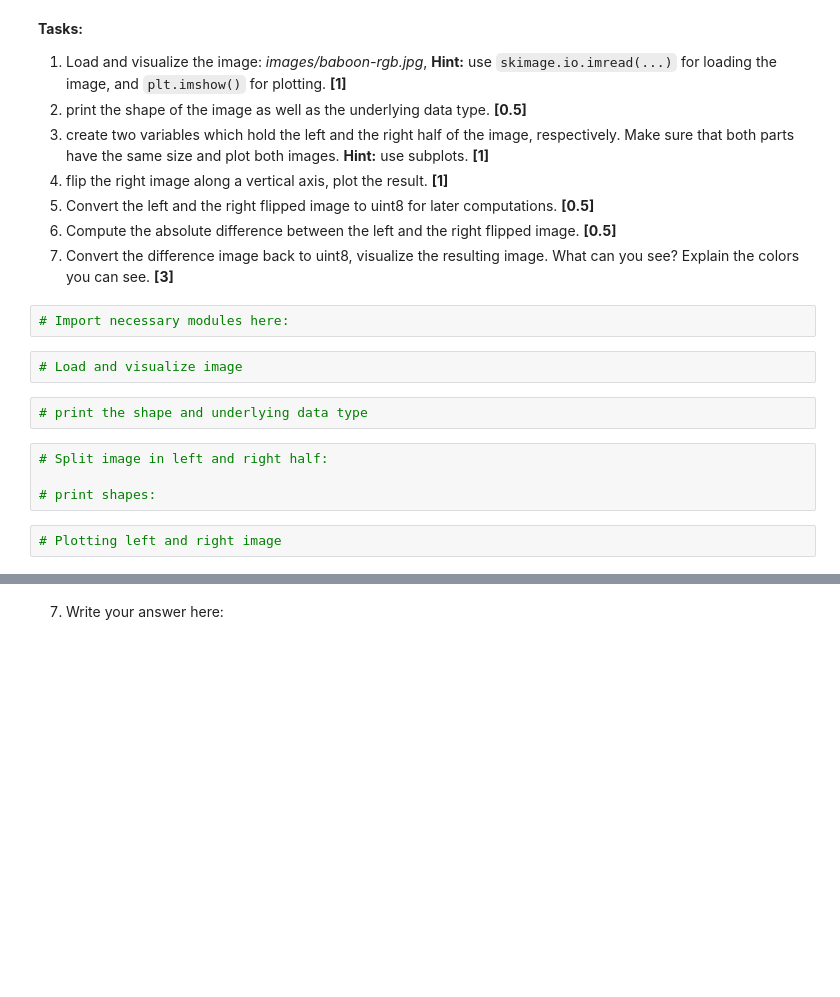
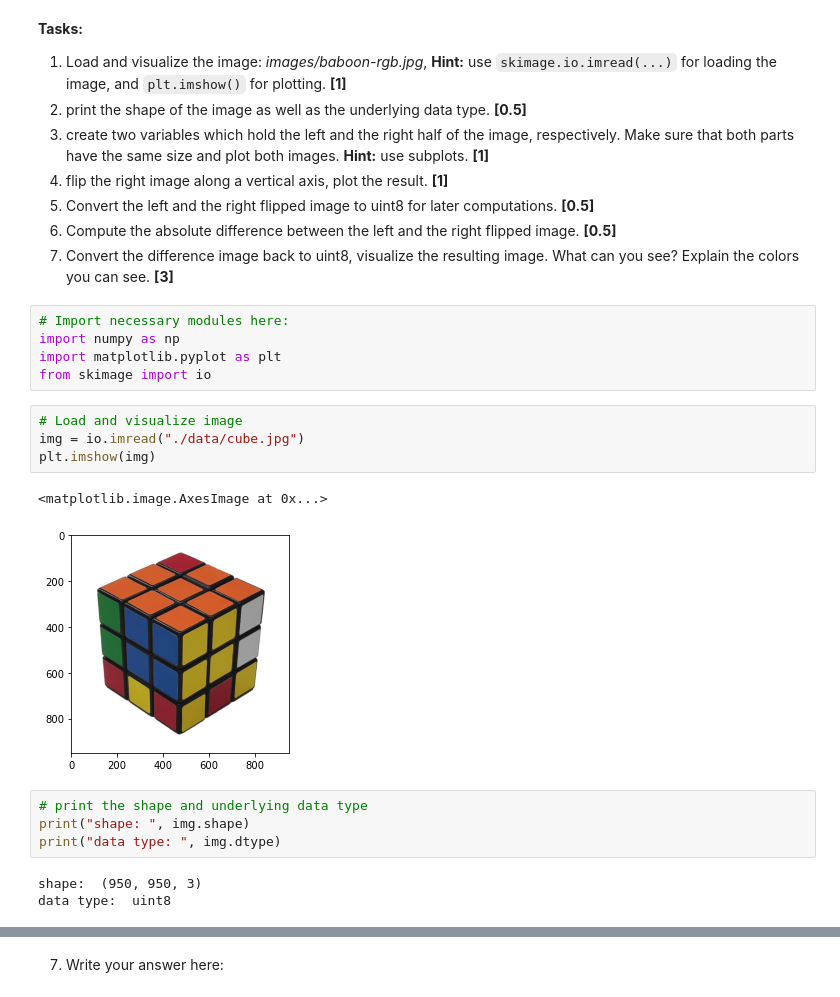
Before and after one commit to seungho1010/learn_MobileRobotics, a Jupyter notebook: msr1-00-python/ex-00-lastname.ipynb, the cells around one changed output, grey strips where cells are left out. Drawn from its saved outputs; the diff is of its cells as text; blank space fills up the shorter version.

```diff
--- a/msr1-00-python/ex-00-lastname.ipynb
+++ b/msr1-00-python/ex-00-lastname.ipynb
@@ -186,15 +328,22 @@ An image in python is typically represented as a 3 dimensional numpy array *(row
 5. Convert the left and the right flipped image to uint8 for later computations. **[0.5]**
 6. Compute the absolute difference between the left and the right flipped image. **[0.5]**
 7. Convert the difference image back to uint8, visualize the resulting image. What can you see? Explain the colors you can see. **[3]**
-# %%
-# Import necessary modules here:
+# %%
+# Import necessary modules here:
+import numpy as np
+import matplotlib.pyplot as plt
+from skimage import io
 # %%
 # Load and visualize image
+img = io.imread("./data/cube.jpg")
+plt.imshow(img)
+# %% [output]
+<matplotlib.image.AxesImage at 0x...>
+[figure, added]
 # %%
 # print the shape and underlying data type
+print("shape: ", img.shape)
+print("data type: ", img.dtype)
+# %% [output]
+shape:  (950, 950, 3)
+data type:  uint8
-# %%
-# Split image in left and right half:
-
-# print shapes:
-# %%
-# Plotting left and right image
```
Also changed, not shown: parts of 82 cells of this notebook.
